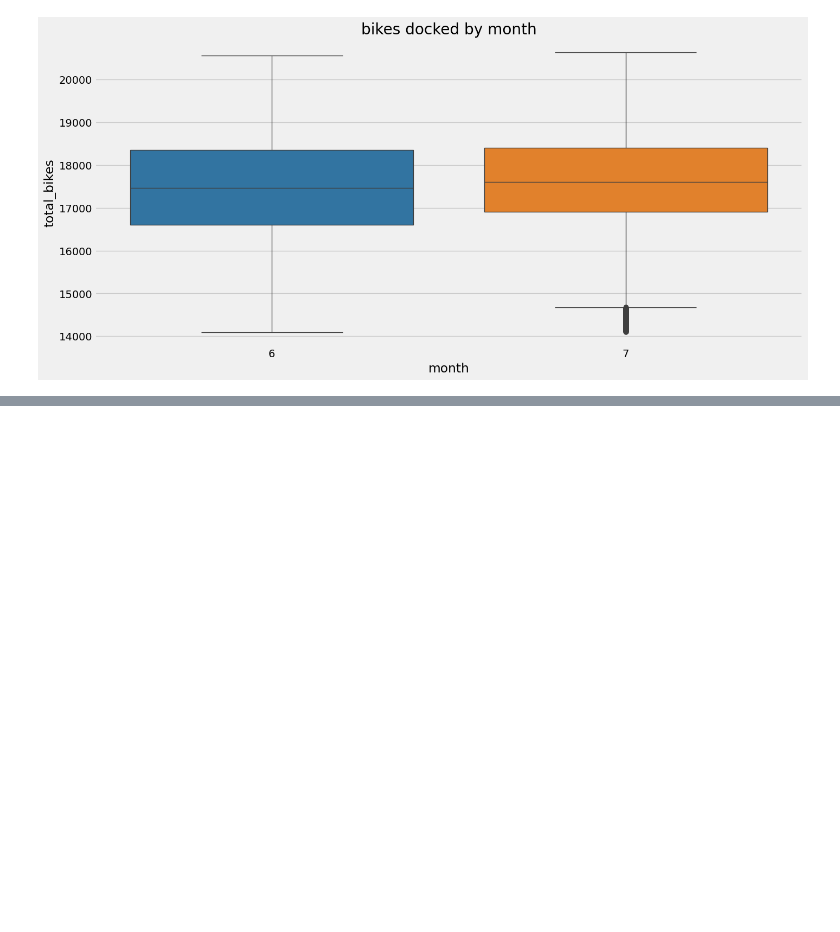
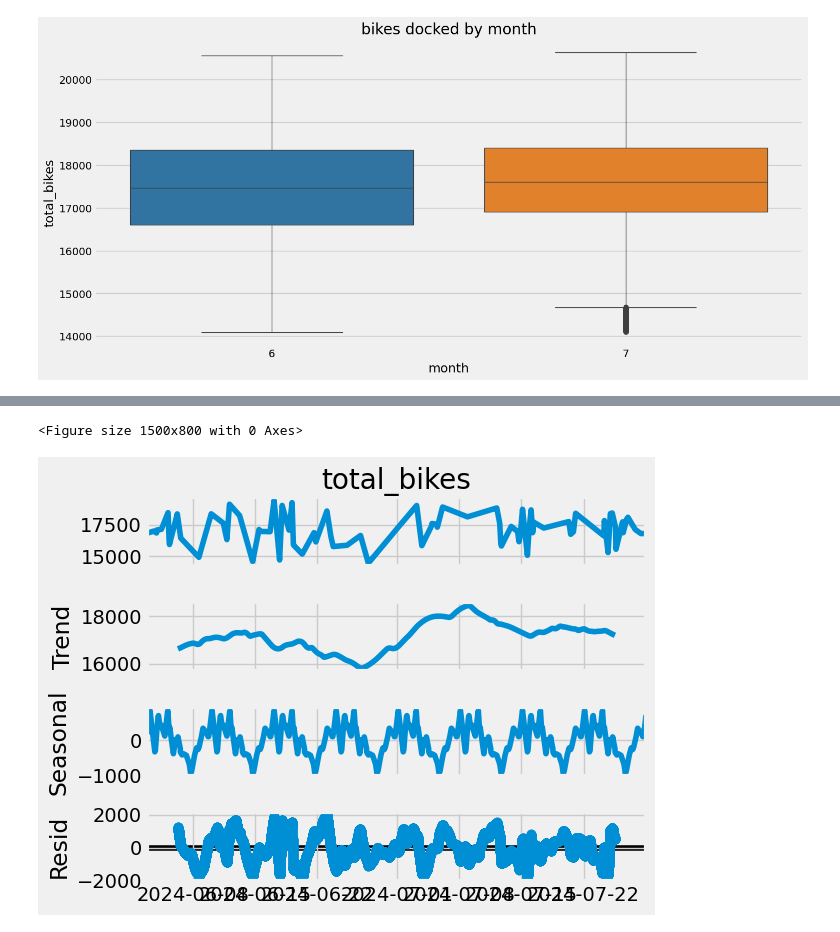
Before and after one commit to MatthieuLeNozach/velib_airflow_orchestration_elt_ml, a Jupyter notebook: data/scratchpad_viz_global.ipynb, the cells around one changed output, grey strips where cells are left out. Cells and saved outputs as stored; diff of their text form; code cells hidden in the pictures; blank space fills up the shorter version.

```diff
--- a/data/scratchpad_viz_global.ipynb
+++ b/data/scratchpad_viz_global.ipynb
@@ -203,0 +217,11 @@ Text(0.5, 1.0, 'bikes docked by month')
+# %%
+from statsmodels.tsa.seasonal import seasonal_decompose
+
+df_2m_interpolated = df.asfreq("2   min").interpolate(method="time")
+
+decomposition = seasonal_decompose(x=df_2m_interpolated["total_bikes"], model="additive", period=5040)
+plt.figure(figsize=(15, 8))
+decomposition.plot();
+# %% [output]
+<Figure size 1500x800 with 0 Axes>
+[figure, added]
```
Also changed, not shown: parts of 5 cells of this notebook, 9 other files.
